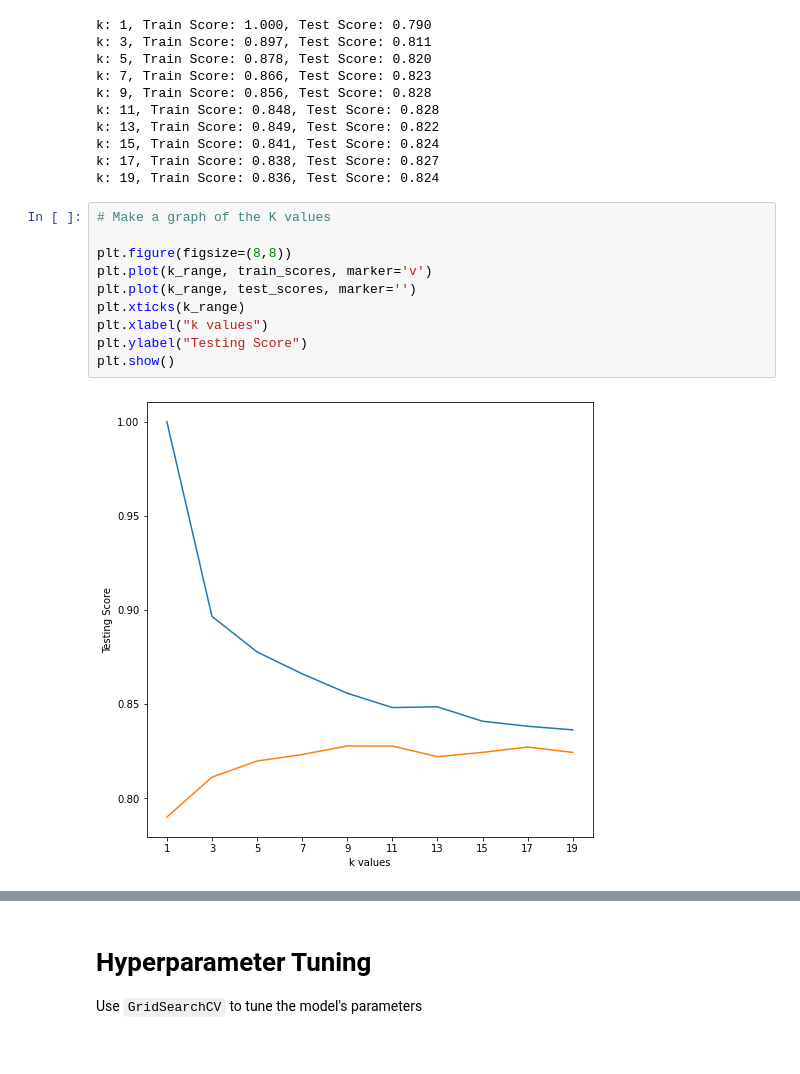
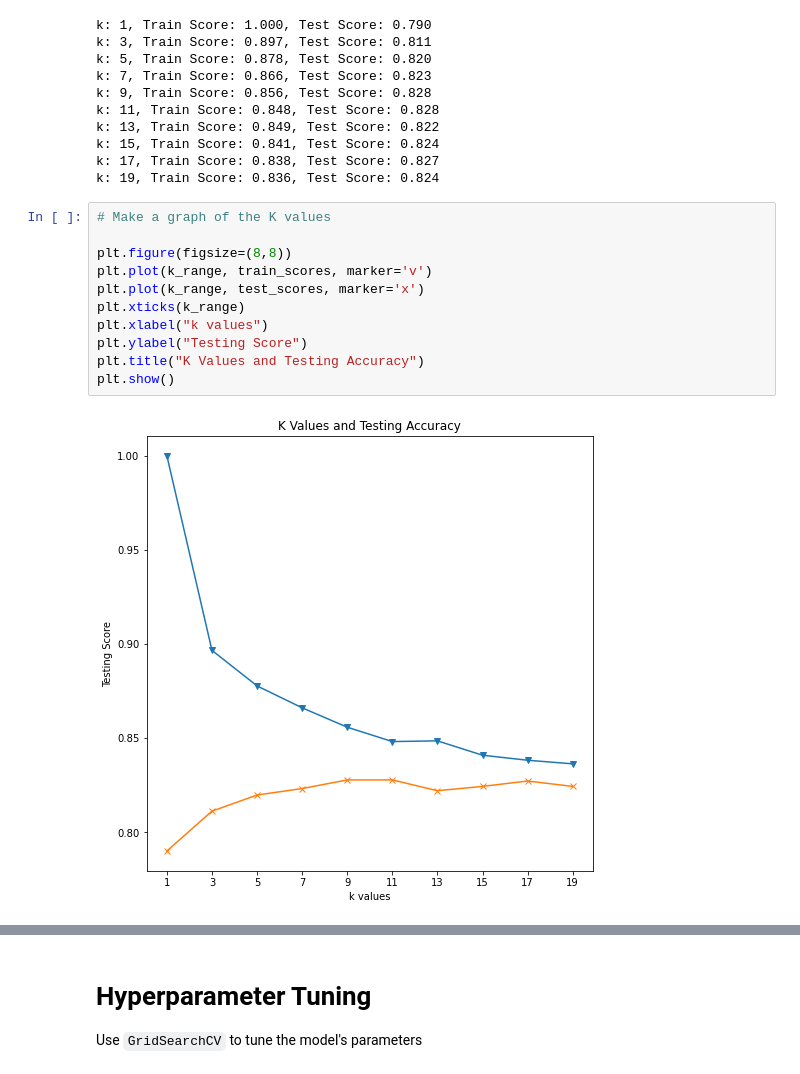
Before and after one commit to mgeorgic/machine_learning_challenge, a Jupyter notebook: model_1.ipynb, the cells around one changed output, grey strips where cells are left out. Drawn from its saved outputs; the diff is of its cells as text.

Commit message:
saved new model with graphs and new KNN

```diff
--- a/model_1.ipynb
+++ b/model_1.ipynb
@@ -152,12 +152,13 @@ k: 19, Train Score: 0.836, Test Score: 0.824
 # %%
 # Make a graph of the K values
 
 plt.figure(figsize=(8,8))
 plt.plot(k_range, train_scores, marker='v')
-plt.plot(k_range, test_scores, marker='')
+plt.plot(k_range, test_scores, marker='x')
 plt.xticks(k_range)
 plt.xlabel("k values")
 plt.ylabel("Testing Score")
+plt.title("K Values and Testing Accuracy")
 plt.show()
 # %% [output]
-[figure, old version]
+[figure, new version]
```
Also changed, not shown: parts of 7 cells of this notebook, 1 other file.
